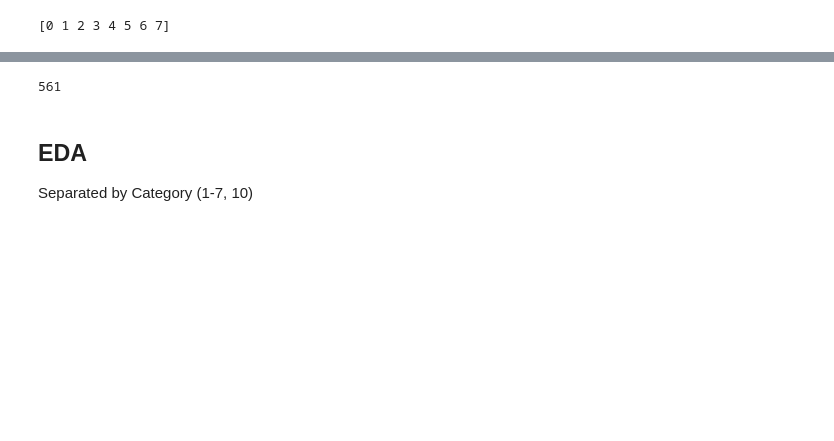
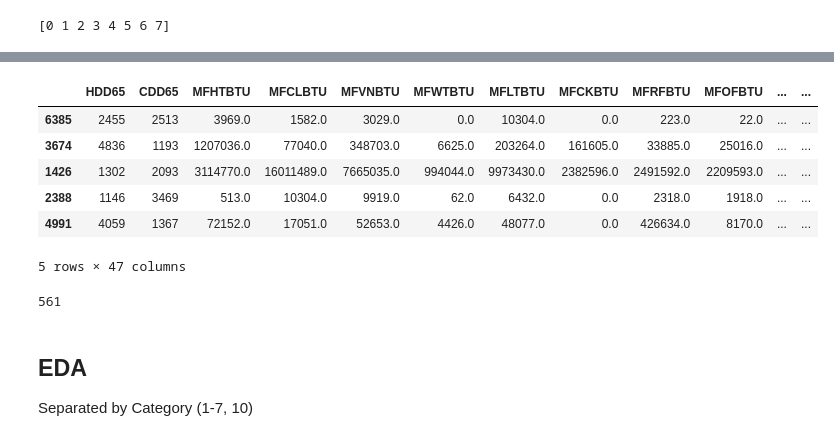
Before and after one commit to oostendo/2022-SI699-011, a Jupyter notebook: eva_and_sam/EDA_cbecs2018.ipynb, the cells around one changed output, grey strips where cells are left out. Cells and saved outputs as stored; diff of their text form; code cells hidden in the pictures; blank space fills up the shorter version.

```diff
--- a/eva_and_sam/EDA_cbecs2018.ipynb
+++ b/eva_and_sam/EDA_cbecs2018.ipynb
@@ -71,3 +97,13 @@ print(df_codebook.category.unique())
+# %%
+df_2012_cons.sample(5)
+# %% [output]
+|  | HDD65 | CDD65 | MFHTBTU | MFCLBTU | MFVNBTU | MFWTBTU | MFLTBTU | MFCKBTU | MFRFBTU | MFOFBTU | ... | ... |
+| 6385 | 2455 | 2513 | 3969.0 | 1582.0 | 3029.0 | 0.0 | 10304.0 | 0.0 | 223.0 | 22.0 | ... | ... |
+| 3674 | 4836 | 1193 | 1207036.0 | 77040.0 | 348703.0 | 6625.0 | 203264.0 | 161605.0 | 33885.0 | 25016.0 | ... | ... |
+| 1426 | 1302 | 2093 | 3114770.0 | 16011489.0 | 7665035.0 | 994044.0 | 9973430.0 | 2382596.0 | 2491592.0 | 2209593.0 | ... | ... |
+| 2388 | 1146 | 3469 | 513.0 | 10304.0 | 9919.0 | 62.0 | 6432.0 | 0.0 | 2318.0 | 1918.0 | ... | ... |
+| 4991 | 4059 | 1367 | 72152.0 | 17051.0 | 52653.0 | 4426.0 | 48077.0 | 0.0 | 426634.0 | 8170.0 | ... | ... |
+5 rows × 47 columns
 # %%
 category_map = {}
 for cat in df_codebook.category.unique():
```
Also changed, not shown: parts of 25 cells of this notebook, 8 other files.
